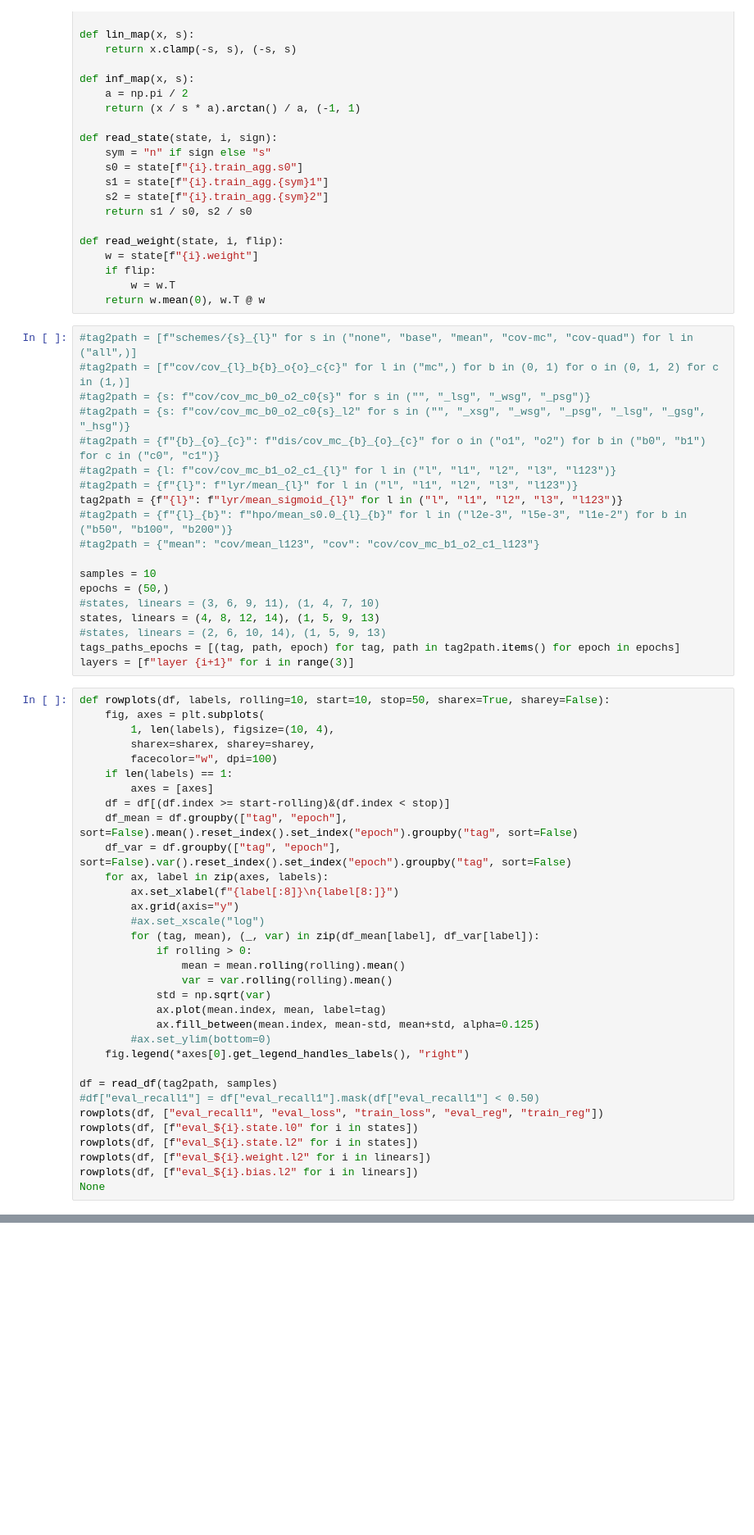
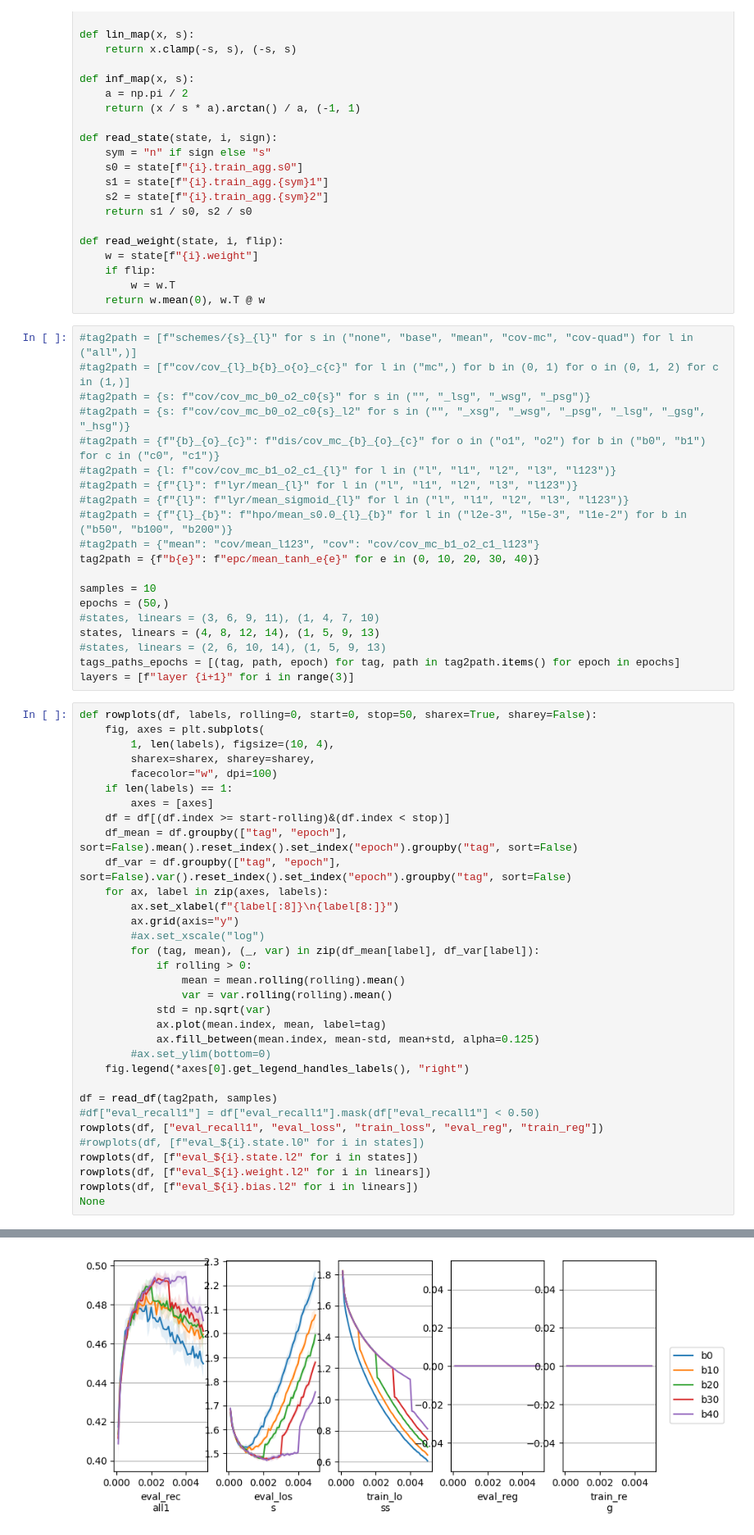
Before and after one commit to yingchenlin/kiln, a Jupyter notebook: dist.ipynb, the cells around one changed output, grey strips where cells are left out. Shown: that part at 82% size. Saved outputs shown, nothing was run; the diff lists cells and outputs as text; blank space fills up the shorter version.

```diff
--- a/dist.ipynb
+++ b/dist.ipynb
@@ -78,9 +78,10 @@ def read_weight(state, i, flip):
 #tag2path = {f"{b}_{o}_{c}": f"dis/cov_mc_{b}_{o}_{c}" for o in ("o1", "o2") for b in ("b0", "b1") for c in ("c0", "c1")}
 #tag2path = {l: f"cov/cov_mc_b1_o2_c1_{l}" for l in ("l", "l1", "l2", "l3", "l123")}
 #tag2path = {f"{l}": f"lyr/mean_{l}" for l in ("l", "l1", "l2", "l3", "l123")}
-tag2path = {f"{l}": f"lyr/mean_sigmoid_{l}" for l in ("l", "l1", "l2", "l3", "l123")}
+#tag2path = {f"{l}": f"lyr/mean_sigmoid_{l}" for l in ("l", "l1", "l2", "l3", "l123")}
 #tag2path = {f"{l}_{b}": f"hpo/mean_s0.0_{l}_{b}" for l in ("l2e-3", "l5e-3", "l1e-2") for b in ("b50", "b100", "b200")}
 #tag2path = {"mean": "cov/mean_l123", "cov": "cov/cov_mc_b1_o2_c1_l123"}
+tag2path = {f"b{e}": f"epc/mean_tanh_e{e}" for e in (0, 10, 20, 30, 40)}
 
 samples = 10
 epochs = (50,)
@@ -90,7 +91,7 @@ states, linears = (4, 8, 12, 14), (1, 5, 9, 13)
 tags_paths_epochs = [(tag, path, epoch) for tag, path in tag2path.items() for epoch in epochs]
 layers = [f"layer {i+1}" for i in range(3)]
 # %%
-def rowplots(df, labels, rolling=10, start=10, stop=50, sharex=True, sharey=False):
+def rowplots(df, labels, rolling=0, start=0, stop=50, sharex=True, sharey=False):
     fig, axes = plt.subplots(
         1, len(labels), figsize=(10, 4),
         sharex=sharex, sharey=sharey,
@@ -117,7 +118,7 @@ def rowplots(df, labels, rolling=10, start=10, stop=50, sharex=True, sharey=Fals
 df = read_df(tag2path, samples)
 #df["eval_recall1"] = df["eval_recall1"].mask(df["eval_recall1"] < 0.50)
 rowplots(df, ["eval_recall1", "eval_loss", "train_loss", "eval_reg", "train_reg"])
-rowplots(df, [f"eval_${i}.state.l0" for i in states])
+#rowplots(df, [f"eval_${i}.state.l0" for i in states])
 rowplots(df, [f"eval_${i}.state.l2" for i in states])
 rowplots(df, [f"eval_${i}.weight.l2" for i in linears])
 rowplots(df, [f"eval_${i}.bias.l2" for i in linears])
@@ -126,0 +127 @@ ValueError: No objects to concatenate
+[figure, added]
```
Also changed, not shown: parts of 2 cells of this notebook, 4 other files.
